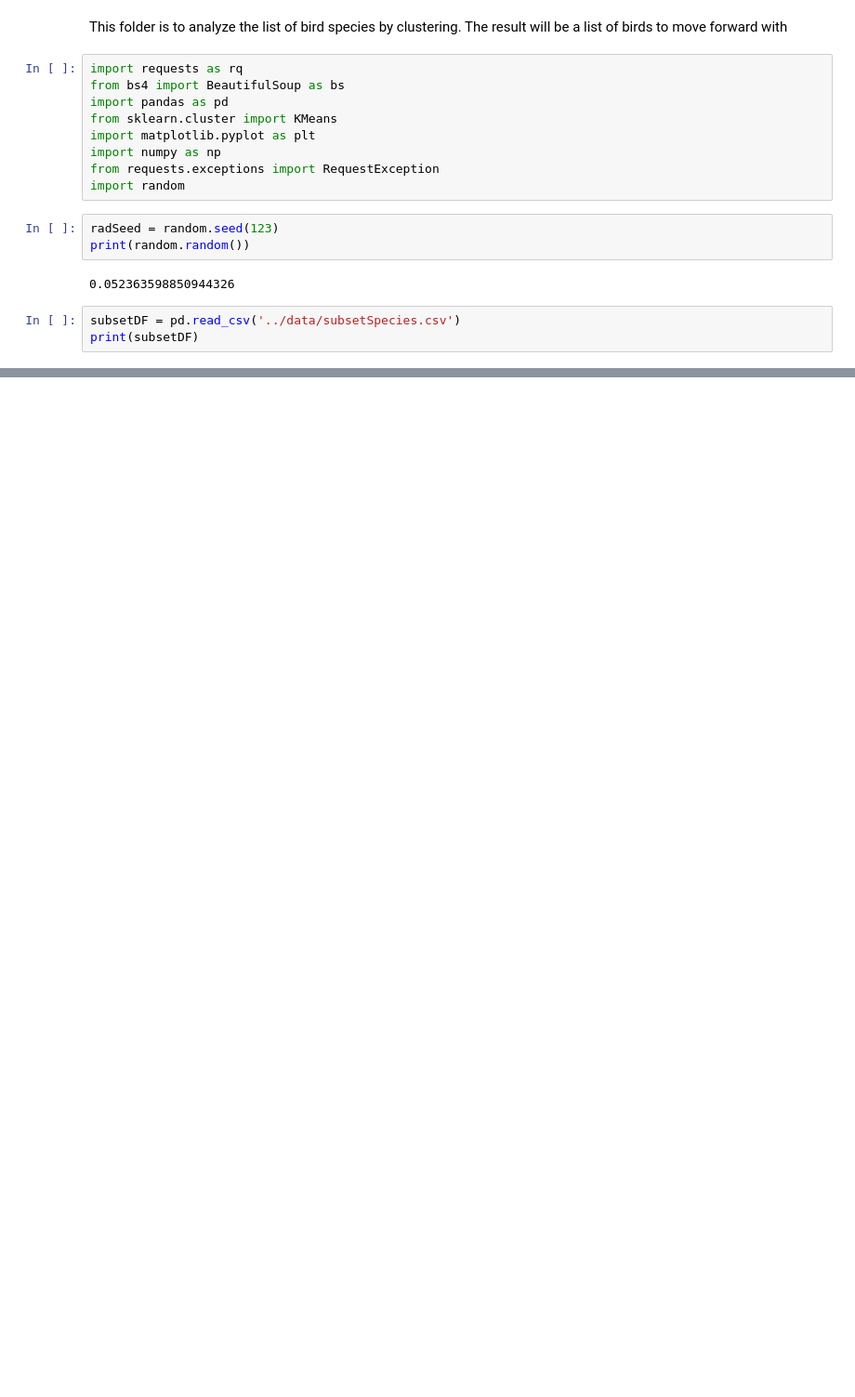
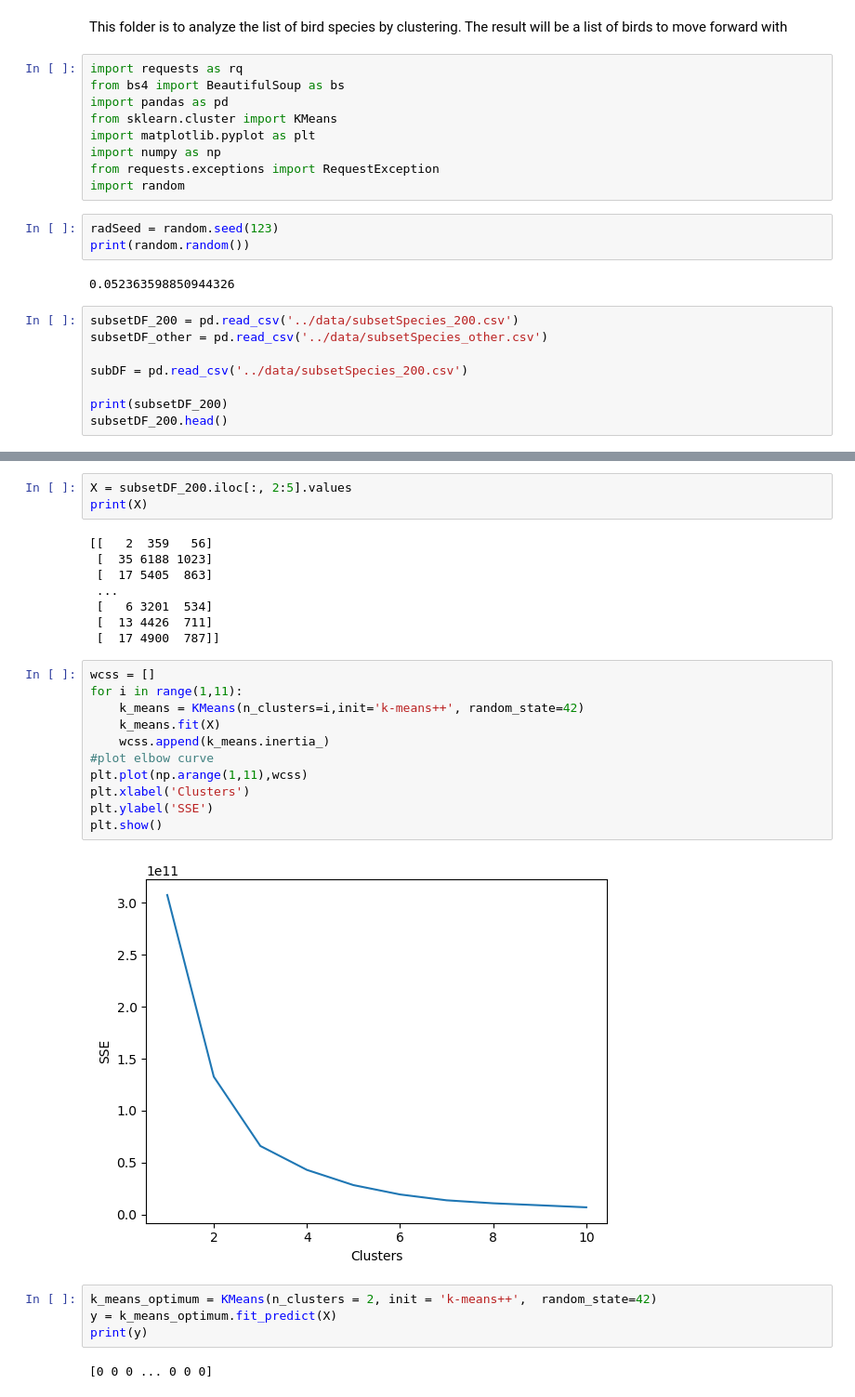
Before and after one commit to tvu05/BRAES, a Jupyter notebook: scripts/AnalysisClustering.ipynb, the cells around one changed output, grey strips where cells are left out. Shown: that part at 93% size. Saved outputs shown, nothing was run; the diff lists cells and outputs as text; blank space fills up the shorter version.

Commit message:
update cluster

```diff
--- a/scripts/AnalysisClustering.ipynb
+++ b/scripts/AnalysisClustering.ipynb
@@ -16,6 +16,11 @@ print(random.random())
 # %% [output]
 0.052363598850944326
 # %%
-subsetDF = pd.read_csv('../data/subsetSpecies.csv')
-print(subsetDF)
+subsetDF_200 = pd.read_csv('../data/subsetSpecies_200.csv')
+subsetDF_other = pd.read_csv('../data/subsetSpecies_other.csv')
+
+subDF = pd.read_csv('../data/subsetSpecies_200.csv')
+
+print(subsetDF_200)
+subsetDF_200.head()
 # %% [output]
@@ -38,0 +50,30 @@ print(subsetDF)
+# %%
+X = subsetDF_200.iloc[:, 2:5].values
+print(X)
+# %% [output]
+[[   2  359   56]
+ [  35 6188 1023]
+ [  17 5405  863]
+ ...
+ [   6 3201  534]
+ [  13 4426  711]
+ [  17 4900  787]]
+# %%
+wcss = []
+for i in range(1,11):
+    k_means = KMeans(n_clusters=i,init='k-means++', random_state=42)
+    k_means.fit(X)
+    wcss.append(k_means.inertia_)
+#plot elbow curve
+plt.plot(np.arange(1,11),wcss)
+plt.xlabel('Clusters')
+plt.ylabel('SSE')
+plt.show()
+# %% [output]
+[figure, added]
+# %%
+k_means_optimum = KMeans(n_clusters = 2, init = 'k-means++',  random_state=42)
+y = k_means_optimum.fit_predict(X)
+print(y)
+# %% [output]
+[0 0 0 ... 0 0 0]
```
Also changed, not shown: parts of 5 cells of this notebook, 1 other file.
